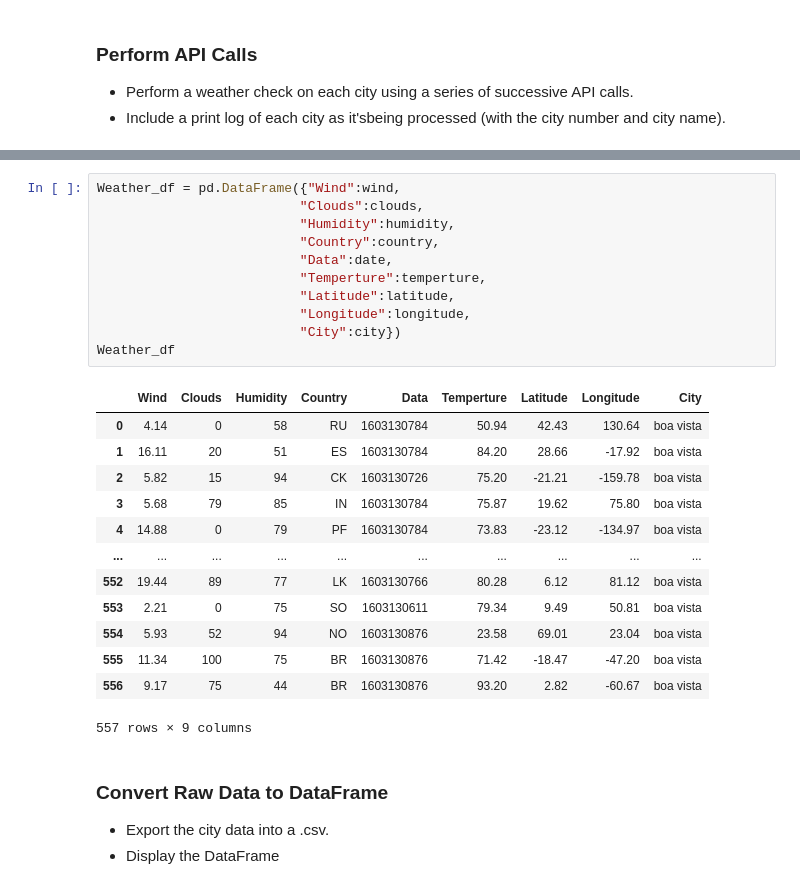
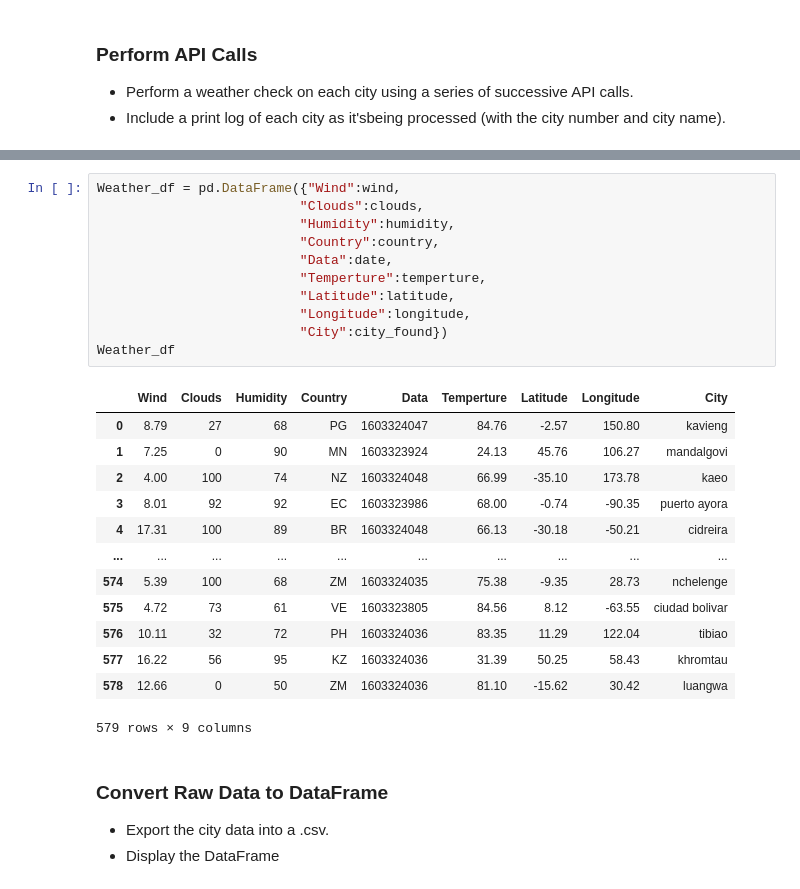
Before and after one commit to ayoukhanna/Global-Weather-Trends, a Jupyter notebook: WeatherPy.ipynb, the cells around one changed output, grey strips where cells are left out. Saved outputs shown, nothing was run; the diff lists cells and outputs as text.

```diff
--- a/WeatherPy.ipynb
+++ b/WeatherPy.ipynb
@@ -108,28 +108,28 @@ Found boa vista
 # %%
 Weather_df = pd.DataFrame({"Wind":wind,
                           "Clouds":clouds,
                           "Humidity":humidity,
                           "Country":country,
                           "Data":date,
                           "Temperture":temperture,
                           "Latitude":latitude,
                           "Longitude":longitude,
-                          "City":city})
+                          "City":city_found})
 Weather_df
 # %% [output]
 |  | Wind | Clouds | Humidity | Country | Data | Temperture | Latitude | Longitude | City |
-| 0 | 4.14 | 0 | 58 | RU | 1603130784 | 50.94 | 42.43 | 130.64 | boa vista |
-| 1 | 16.11 | 20 | 51 | ES | 1603130784 | 84.20 | 28.66 | -17.92 | boa vista |
-| 2 | 5.82 | 15 | 94 | CK | 1603130726 | 75.20 | -21.21 | -159.78 | boa vista |
-| 3 | 5.68 | 79 | 85 | IN | 1603130784 | 75.87 | 19.62 | 75.80 | boa vista |
-| 4 | 14.88 | 0 | 79 | PF | 1603130784 | 73.83 | -23.12 | -134.97 | boa vista |
+| 0 | 8.79 | 27 | 68 | PG | 1603324047 | 84.76 | -2.57 | 150.80 | kavieng |
+| 1 | 7.25 | 0 | 90 | MN | 1603323924 | 24.13 | 45.76 | 106.27 | mandalgovi |
+| 2 | 4.00 | 100 | 74 | NZ | 1603324048 | 66.99 | -35.10 | 173.78 | kaeo |
+| 3 | 8.01 | 92 | 92 | EC | 1603323986 | 68.00 | -0.74 | -90.35 | puerto ayora |
+| 4 | 17.31 | 100 | 89 | BR | 1603324048 | 66.13 | -30.18 | -50.21 | cidreira |
 | ... | ... | ... | ... | ... | ... | ... | ... | ... | ... |
-| 552 | 19.44 | 89 | 77 | LK | 1603130766 | 80.28 | 6.12 | 81.12 | boa vista |
-| 553 | 2.21 | 0 | 75 | SO | 1603130611 | 79.34 | 9.49 | 50.81 | boa vista |
-| 554 | 5.93 | 52 | 94 | NO | 1603130876 | 23.58 | 69.01 | 23.04 | boa vista |
-| 555 | 11.34 | 100 | 75 | BR | 1603130876 | 71.42 | -18.47 | -47.20 | boa vista |
-| 556 | 9.17 | 75 | 44 | BR | 1603130876 | 93.20 | 2.82 | -60.67 | boa vista |
+| 574 | 5.39 | 100 | 68 | ZM | 1603324035 | 75.38 | -9.35 | 28.73 | nchelenge |
+| 575 | 4.72 | 73 | 61 | VE | 1603323805 | 84.56 | 8.12 | -63.55 | ciudad bolivar |
+| 576 | 10.11 | 32 | 72 | PH | 1603324036 | 83.35 | 11.29 | 122.04 | tibiao |
+| 577 | 16.22 | 56 | 95 | KZ | 1603324036 | 31.39 | 50.25 | 58.43 | khromtau |
+| 578 | 12.66 | 0 | 50 | ZM | 1603324036 | 81.10 | -15.62 | 30.42 | luangwa |
-557 rows × 9 columns
+579 rows × 9 columns
 # %% [markdown]
 ### Convert Raw Data to DataFrame
 * Export the city data into a .csv.
```
Also changed, not shown: parts of 3 cells of this notebook, 2 other files.
